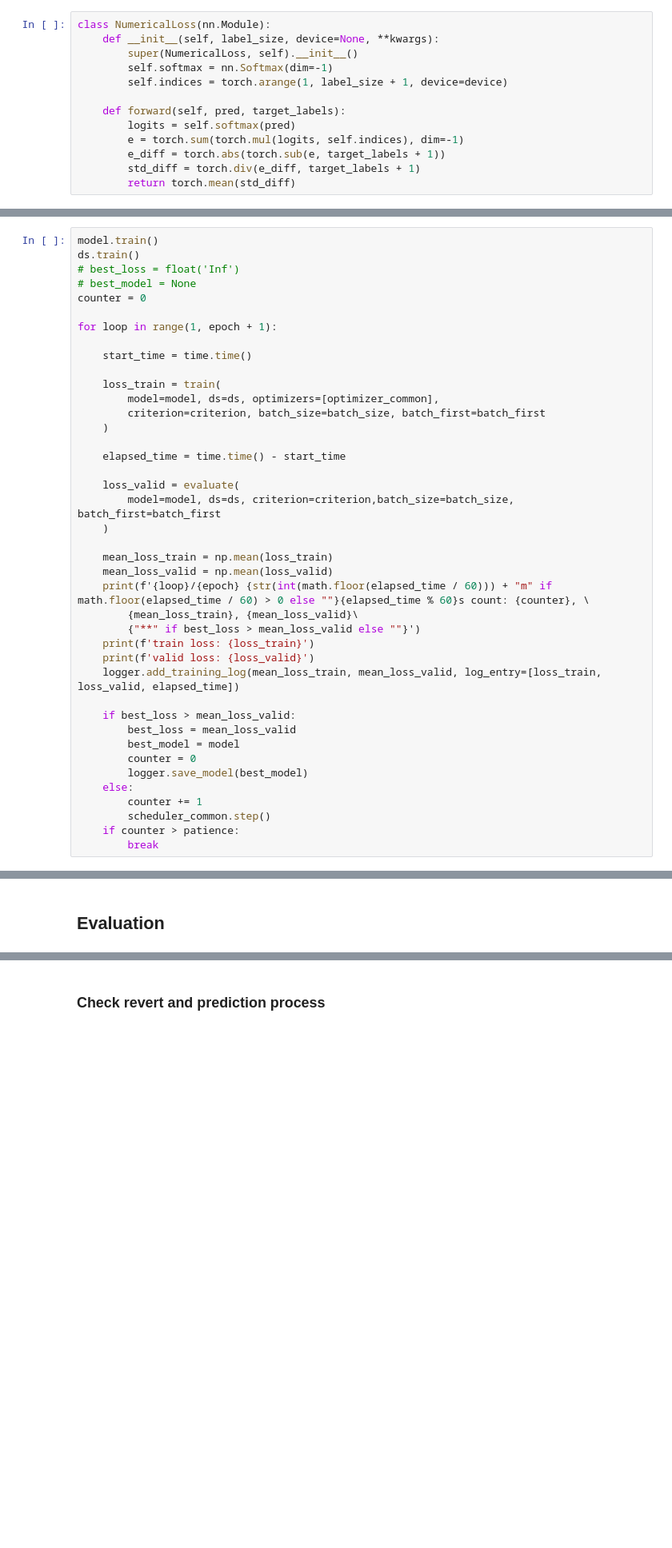
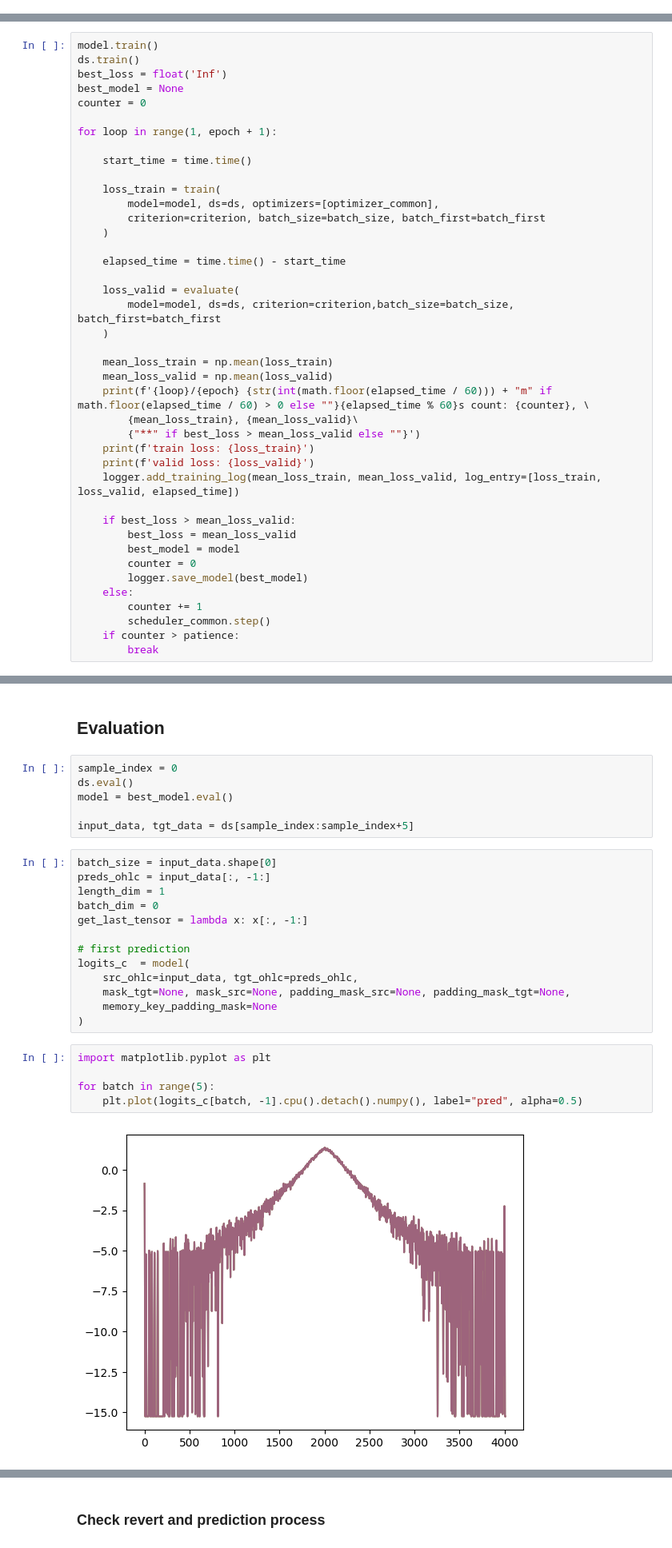
Before and after one commit to Naradice/stocknet_study, a Jupyter notebook: Models/Transformer/DiffIDToken/DID_Close_Softmax.ipynb, the cells around one changed output, grey strips where cells are left out. Shown at 80% size. Saved outputs shown, nothing was run; the diff lists cells and outputs as text; blank space fills up the shorter version.

```diff
--- a/Models/Transformer/DiffIDToken/DID_Close_Softmax.ipynb
+++ b/Models/Transformer/DiffIDToken/DID_Close_Softmax.ipynb
@@ -413,13 +390,0 @@ class WassersteinLoss(nn.Module):
-# %%
-class NumericalLoss(nn.Module):
-    def __init__(self, label_size, device=None, **kwargs):
-        super(NumericalLoss, self).__init__()
-        self.softmax = nn.Softmax(dim=-1)
-        self.indices = torch.arange(1, label_size + 1, device=device)
-
-    def forward(self, pred, target_labels):
-        logits = self.softmax(pred)
-        e = torch.sum(torch.mul(logits, self.indices), dim=-1)
-        e_diff = torch.abs(torch.sub(e, target_labels + 1))
-        std_diff = torch.div(e_diff, target_labels + 1)
-        return torch.mean(std_diff)
@@ -635,8 +649,8 @@ scheduler_common = torch.optim.lr_scheduler.StepLR(optimizer_common, 1.0, gamma=
 # %%
 model.train()
 ds.train()
-# best_loss = float('Inf')
-# best_model = None
+best_loss = float('Inf')
+best_model = None
 counter = 0
 
 for loop in range(1, epoch + 1):
@@ -692,5 +728,31 @@ valid loss: 0.013526485146815101
 # %% [markdown]
 ## Evaluation
+# %%
+sample_index = 0
+ds.eval()
+model = best_model.eval()
+
+input_data, tgt_data = ds[sample_index:sample_index+5]
+# %%
+batch_size = input_data.shape[0]
+preds_ohlc = input_data[:, -1:]
+length_dim = 1
+batch_dim = 0
+get_last_tensor = lambda x: x[:, -1:]
+
+# first prediction
+logits_c  = model(
+    src_ohlc=input_data, tgt_ohlc=preds_ohlc,
+    mask_tgt=None, mask_src=None, padding_mask_src=None, padding_mask_tgt=None,
+    memory_key_padding_mask=None
+)
+# %%
+import matplotlib.pyplot as plt
+
+for batch in range(5):
+    plt.plot(logits_c[batch, -1].cpu().detach().numpy(), label="pred", alpha=0.5)
+# %% [output]
+[figure, added]
 # %%
 def joint_beam_search(model, input_data, beam_width, max_len, batch_first=True):
     beam_width = 5
```
Also changed, not shown: parts of 6 cells of this notebook.
